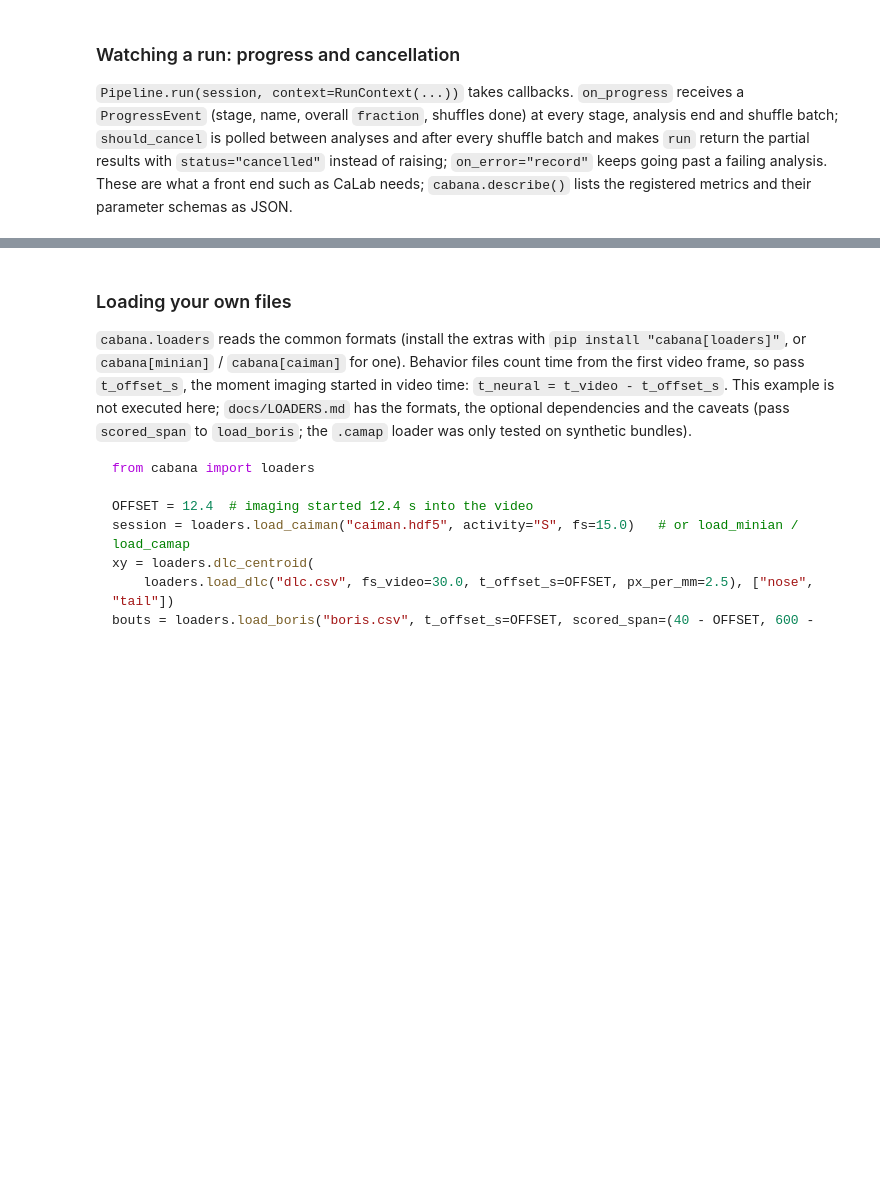
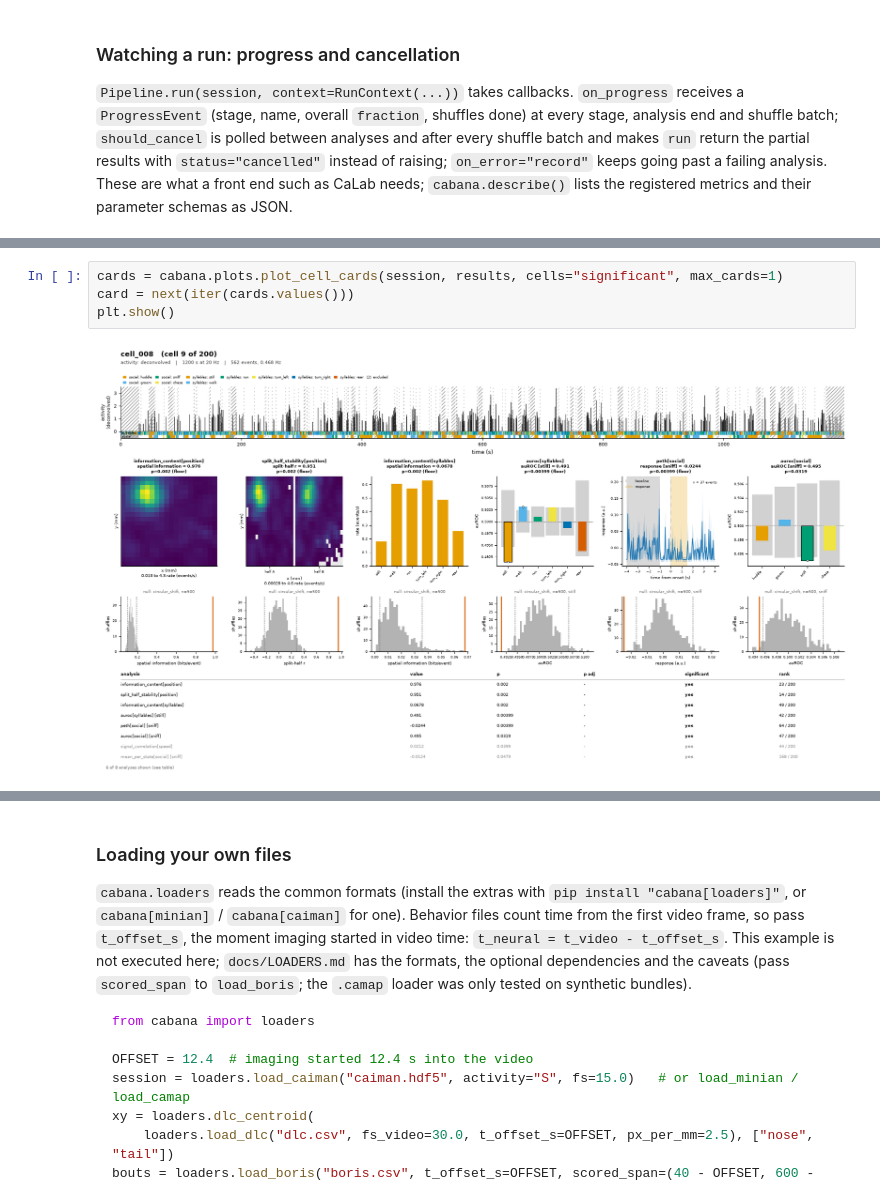
Before and after one commit to miniscope/CaBaNA, a Jupyter notebook: notebooks/cabana_demo.ipynb, the cells around one changed output, grey strips where cells are left out. Saved outputs shown, nothing was run; the diff lists cells and outputs as text; blank space fills up the shorter version.

```diff
--- a/notebooks/cabana_demo.ipynb
+++ b/notebooks/cabana_demo.ipynb
@@ -862,0 +1131,6 @@ print(caps["version"], len(caps["plugins"]["metric"]), "registered metrics")
+# %%
+cards = cabana.plots.plot_cell_cards(session, results, cells="significant", max_cards=1)
+card = next(iter(cards.values()))
+plt.show()
+# %% [output]
+[figure, added]
```
Also changed, not shown: parts of 50 cells of this notebook, 8 other files.
